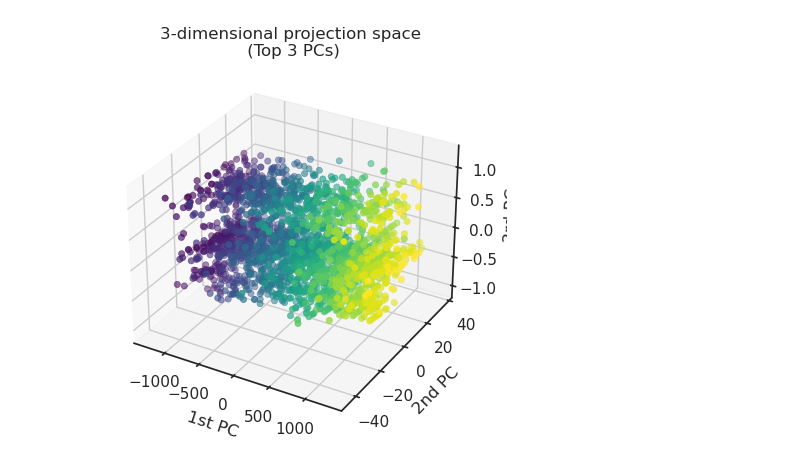
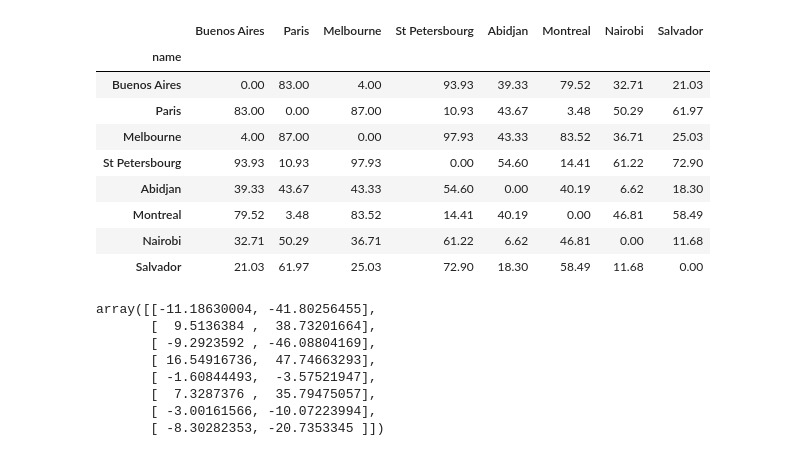
Before and after one commit to antonio-xrp/data-science-path, a Jupyter notebook: 0.4-MachineLearning/0.3-unpervised-IBM/practice.ipynb, the cells around one changed output. Drawn from its saved outputs; the diff is of its cells as text; code cells hidden in the pictures.

```diff
--- a/0.4-MachineLearning/0.3-unpervised-IBM/practice.ipynb
+++ b/0.4-MachineLearning/0.3-unpervised-IBM/practice.ipynb
@@ -372,11 +0,0 @@ plt.show()
-# %%
-fig = plt.figure()
-ax = fig.add_subplot(projection='3d')
-sc=ax.scatter(score_pca[:,0], score_pca[:,1],  score_pca[:,2], c=y, cmap='viridis', linewidth=0.5);
-ax.set_title('3-dimensional projection space\n (Top 3 PCs)')
-ax.set_xlabel('1st PC')
-ax.set_ylabel('2nd PC')
-ax.set_zlabel('3rd PC')
-plt.show()
-# %% [output]
-[figure, removed]
@@ -382,0 +63,14 @@ plt.show()
+# %%
+distance=pd.read_csv('https://cf-courses-data.s3.us.cloud-object-storage.appdomain.cloud/IBM-ML0187EN-SkillsNetwork/labs/module%203/distance.csv').set_index('name')
+distance.head(8)
+# %% [output]
+|  | Buenos Aires | Paris | Melbourne | St Petersbourg | Abidjan | Montreal | Nairobi | Salvador |
+| name |  |  |  |  |  |  |  |  |
+| Buenos Aires | 0.00 | 83.00 | 4.00 | 93.93 | 39.33 | 79.52 | 32.71 | 21.03 |
+| Paris | 83.00 | 0.00 | 87.00 | 10.93 | 43.67 | 3.48 | 50.29 | 61.97 |
+| Melbourne | 4.00 | 87.00 | 0.00 | 97.93 | 43.33 | 83.52 | 36.71 | 25.03 |
+| St Petersbourg | 93.93 | 10.93 | 97.93 | 0.00 | 54.60 | 14.41 | 61.22 | 72.90 |
+| Abidjan | 39.33 | 43.67 | 43.33 | 54.60 | 0.00 | 40.19 | 6.62 | 18.30 |
+| Montreal | 79.52 | 3.48 | 83.52 | 14.41 | 40.19 | 0.00 | 46.81 | 58.49 |
+| Nairobi | 32.71 | 50.29 | 36.71 | 61.22 | 6.62 | 46.81 | 0.00 | 11.68 |
+| Salvador | 21.03 | 61.97 | 25.03 | 72.90 | 18.30 | 58.49 | 11.68 | 0.00 |
@@ -382,0 +82,12 @@ plt.show()
+# %%
+X_transformed = embedding.fit_transform(distance)
+X_transformed
+# %% [output]
+array([[-11.18630004, -41.80256455],
+       [  9.5136384 ,  38.73201664],
+       [ -9.2923592 , -46.08804169],
+       [ 16.54916736,  47.74663293],
+       [ -1.60844493,  -3.57521947],
+       [  7.3287376 ,  35.79475057],
+       [ -3.00161566, -10.07223994],
+       [ -8.30282353, -20.7353345 ]])
```
Also changed, not shown: parts of 59 cells of this notebook, 5 other files.
